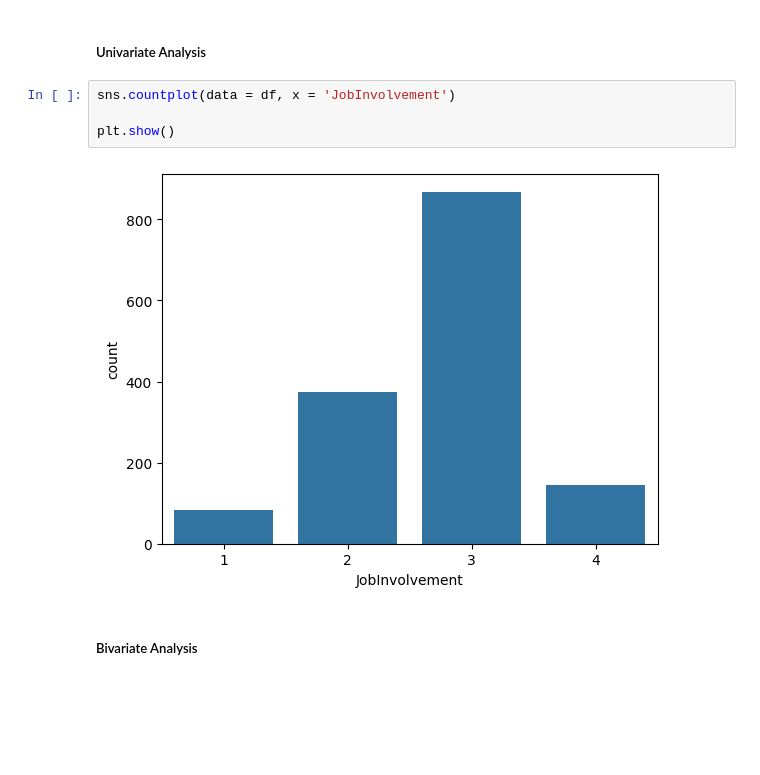
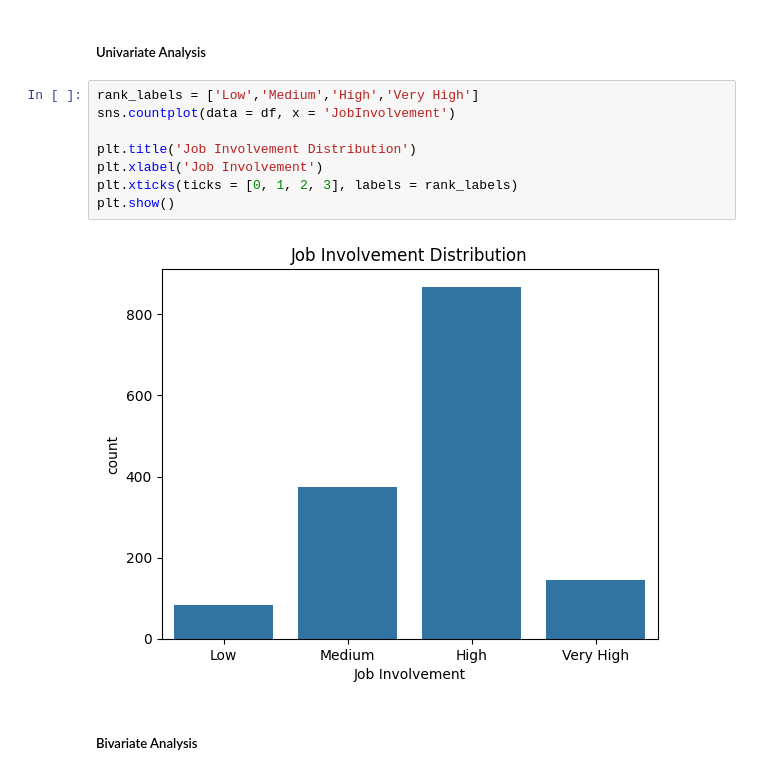
Before and after one commit to CreativeTob/InsightHQ, a Jupyter notebook: main.ipynb, the cells around one changed output. Drawn from its saved outputs; the diff is of its cells as text; blank space fills up the shorter version.

```diff
--- a/main.ipynb
+++ b/main.ipynb
@@ -533,11 +537,15 @@ Name: count, dtype: int64
 # %% [markdown]
 ##### Univariate Analysis
 # %%
+rank_labels = ['Low','Medium','High','Very High']
 sns.countplot(data = df, x = 'JobInvolvement')
 
+plt.title('Job Involvement Distribution')
+plt.xlabel('Job Involvement')
+plt.xticks(ticks = [0, 1, 2, 3], labels = rank_labels)
 plt.show()
 # %% [output]
-[figure, old version]
+[figure, new version]
 # %% [markdown]
 ##### Bivariate Analysis
 # %%
```
Also changed, not shown: parts of 53 cells of this notebook.
